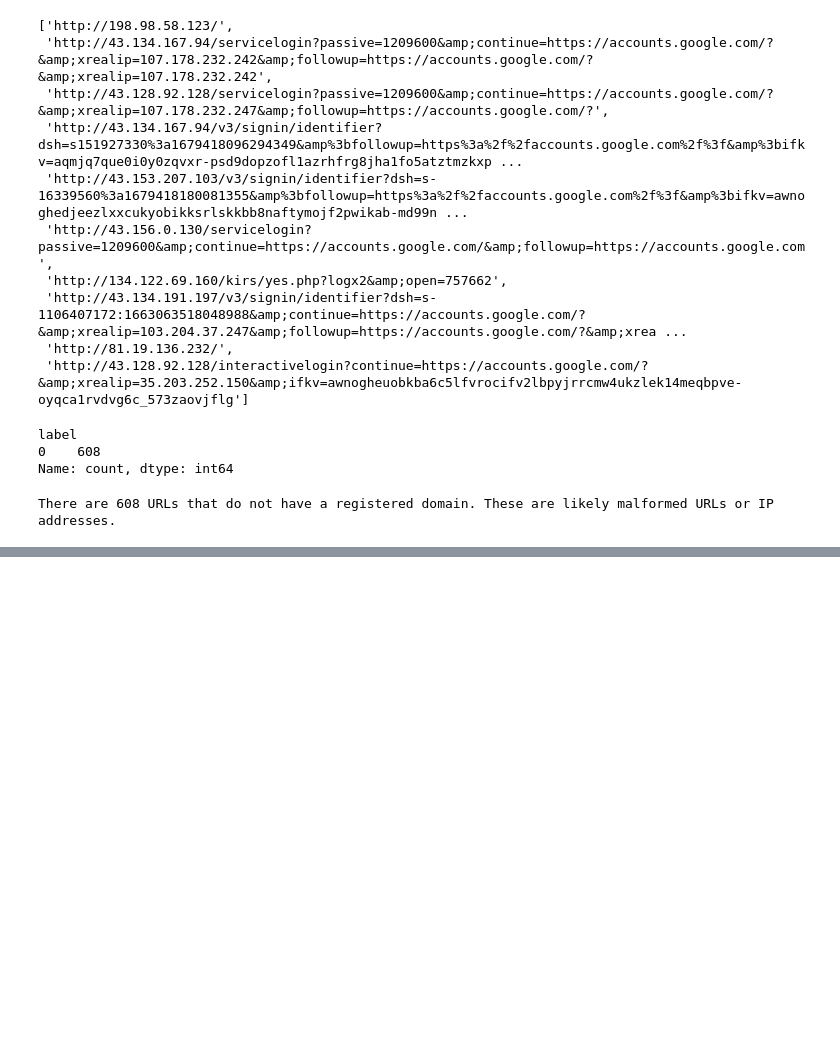
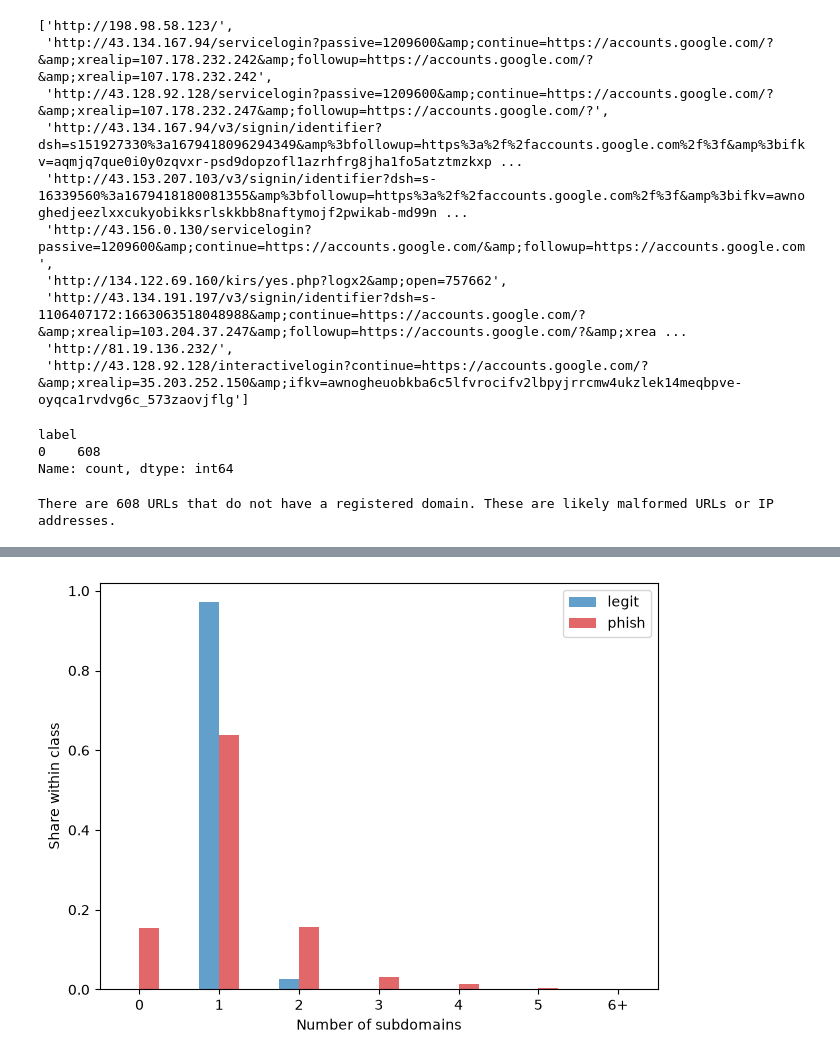
Before and after one commit to EddieYung2335/phishing_url_detection, a Jupyter notebook: notebooks/01_eda.ipynb, the cells around one changed output, grey strips where cells are left out. Drawn from its saved outputs; the diff is of its cells as text; code cells hidden in the pictures; blank space fills up the shorter version.

```diff
--- a/notebooks/01_eda.ipynb
+++ b/notebooks/01_eda.ipynb
@@ -208,0 +330,18 @@ There are 608 URLs that do not have a registered domain. These are likely malfor
+# %%
+CAP = 6
+df["sub_capped"] = df["num_subdomains"].clip(upper=CAP)
+
+counts = pd.DataFrame({
+    "legit": legit["sub_capped"].value_counts(normalize=True),
+    "phish": phish["sub_capped"].value_counts(normalize=True),
+}).fillna(0).sort_index()
+counts.index = [str(i) for i in counts.index[:-1]] + [f"{CAP}+"]
+
+ax = counts.plot(kind="bar", color=["tab:blue", "tab:red"], alpha=.7, rot=0)
+ax.set_xlabel("Number of subdomains")
+ax.set_ylabel("Share within class")
+plt.tight_layout()
+plt.savefig("../reports/figures/num_subdomains_dist.png", dpi=300, bbox_inches="tight")
+plt.show()
+# %% [output]
+[figure, added]
```
Also changed, not shown: parts of 22 cells of this notebook, 6 other files.
